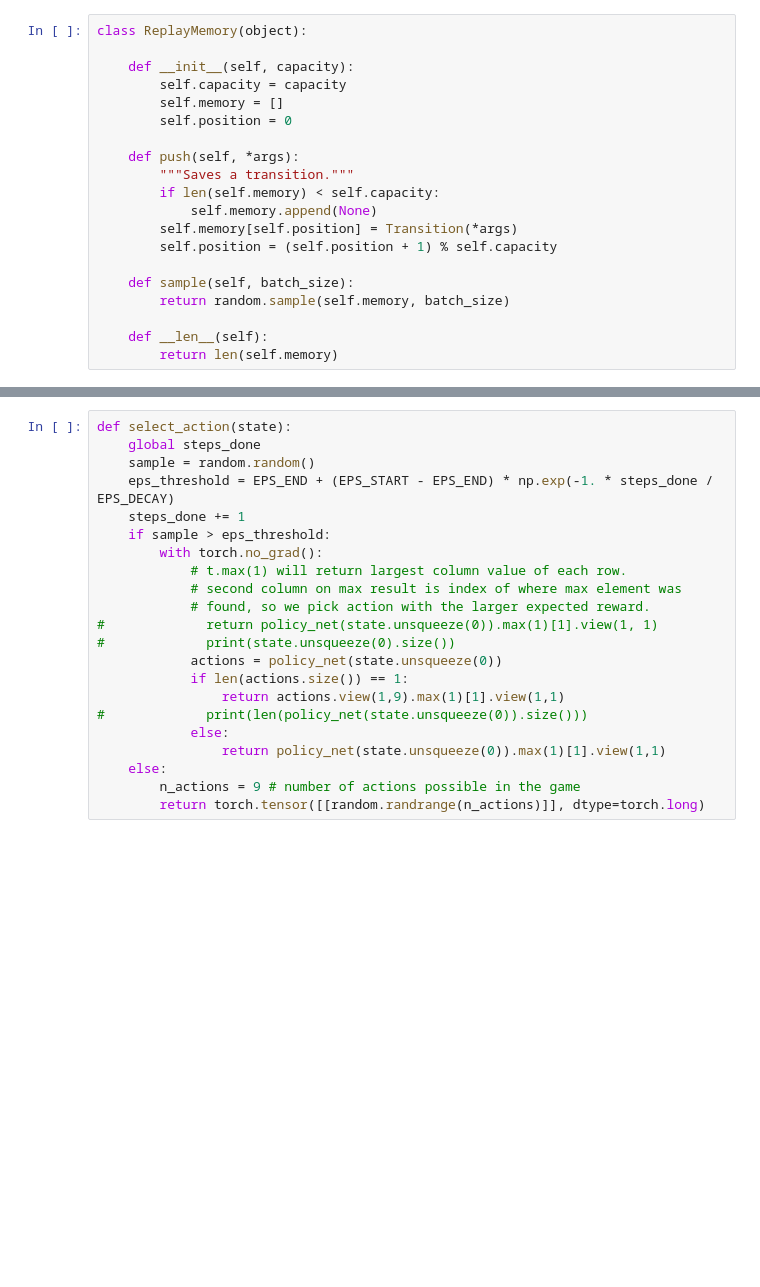
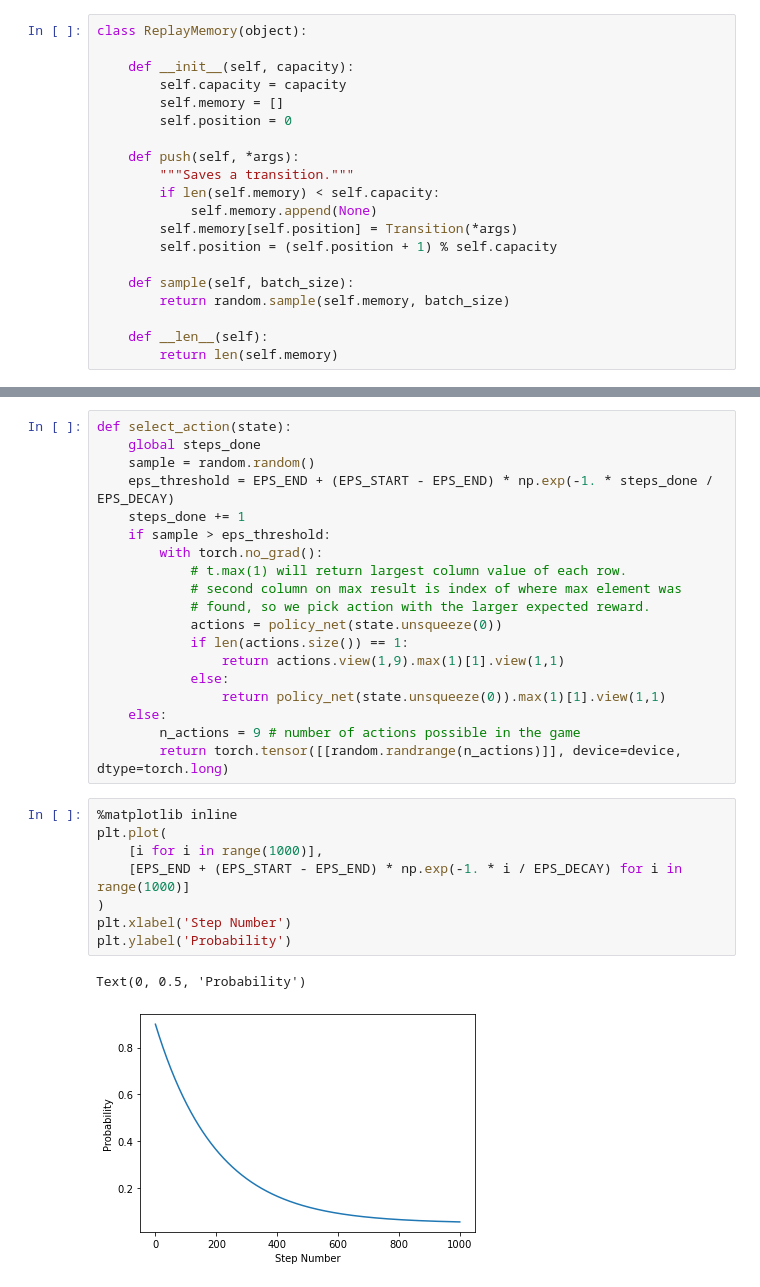
Before and after one commit to harpalsahota/DataScience, a Jupyter notebook: Theory/deep_learning/reinforcement_learning/03_Approximate_Q_Learning.ipynb, the cells around one changed output, grey strips where cells are left out. Cells and saved outputs as stored; diff of their text form; blank space fills up the shorter version.

Commit message:
added text

```diff
--- a/Theory/deep_learning/reinforcement_learning/03_Approximate_Q_Learning.ipynb
+++ b/Theory/deep_learning/reinforcement_learning/03_Approximate_Q_Learning.ipynb
@@ -154,14 +204,22 @@ def select_action(state):
             # t.max(1) will return largest column value of each row.
             # second column on max result is index of where max element was
             # found, so we pick action with the larger expected reward.
-#             return policy_net(state.unsqueeze(0)).max(1)[1].view(1, 1)
-#             print(state.unsqueeze(0).size())
             actions = policy_net(state.unsqueeze(0))
             if len(actions.size()) == 1:
                 return actions.view(1,9).max(1)[1].view(1,1)
-#             print(len(policy_net(state.unsqueeze(0)).size()))
             else:
                 return policy_net(state.unsqueeze(0)).max(1)[1].view(1,1)
     else:
         n_actions = 9 # number of actions possible in the game
-        return torch.tensor([[random.randrange(n_actions)]], dtype=torch.long)
+        return torch.tensor([[random.randrange(n_actions)]], device=device, dtype=torch.long)
+# %%
+%matplotlib inline
+plt.plot(
+    [i for i in range(1000)],
+    [EPS_END + (EPS_START - EPS_END) * np.exp(-1. * i / EPS_DECAY) for i in range(1000)]
+)
+plt.xlabel('Step Number')
+plt.ylabel('Probability')
+# %% [output]
+Text(0, 0.5, 'Probability')
+[figure, added]
```
Also changed, not shown: parts of 26 cells of this notebook.
